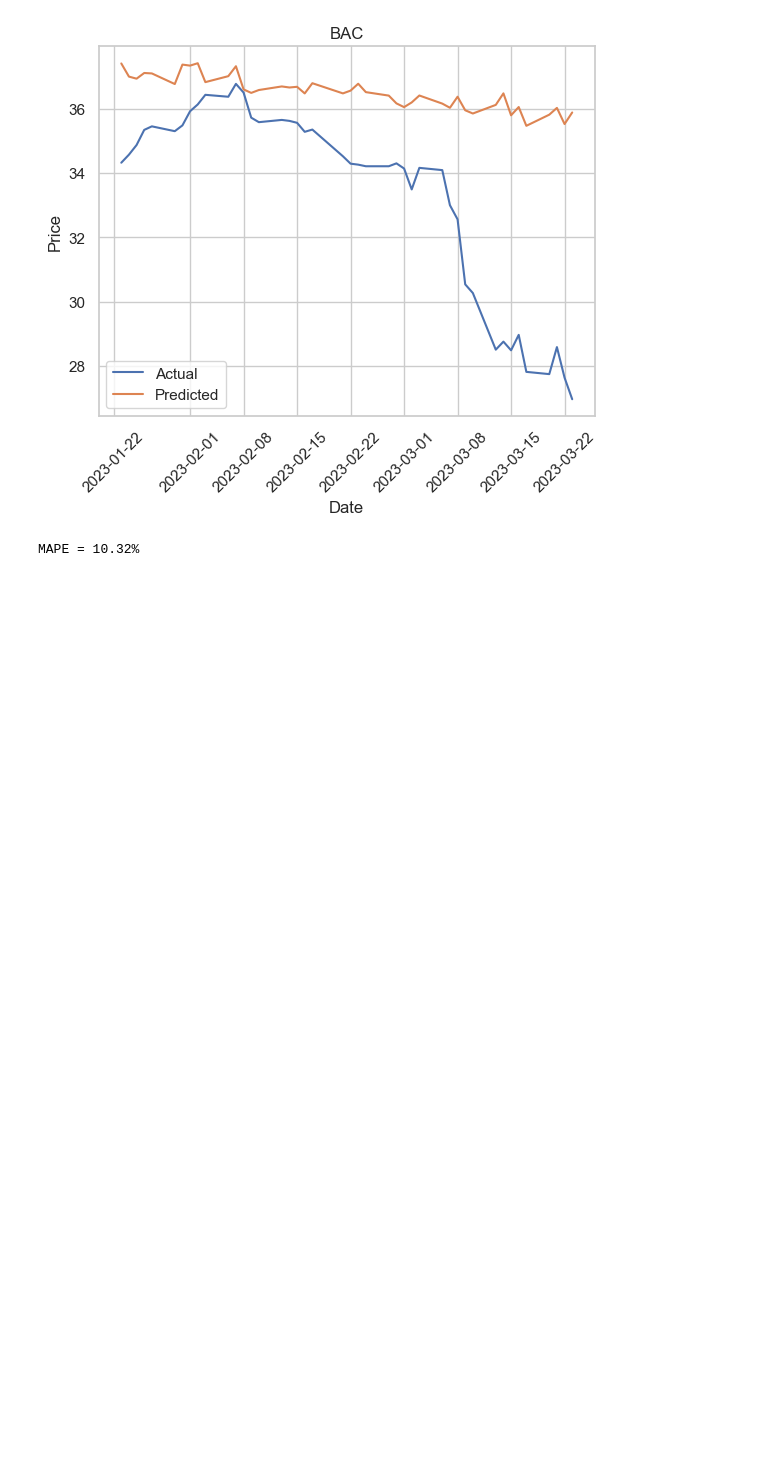
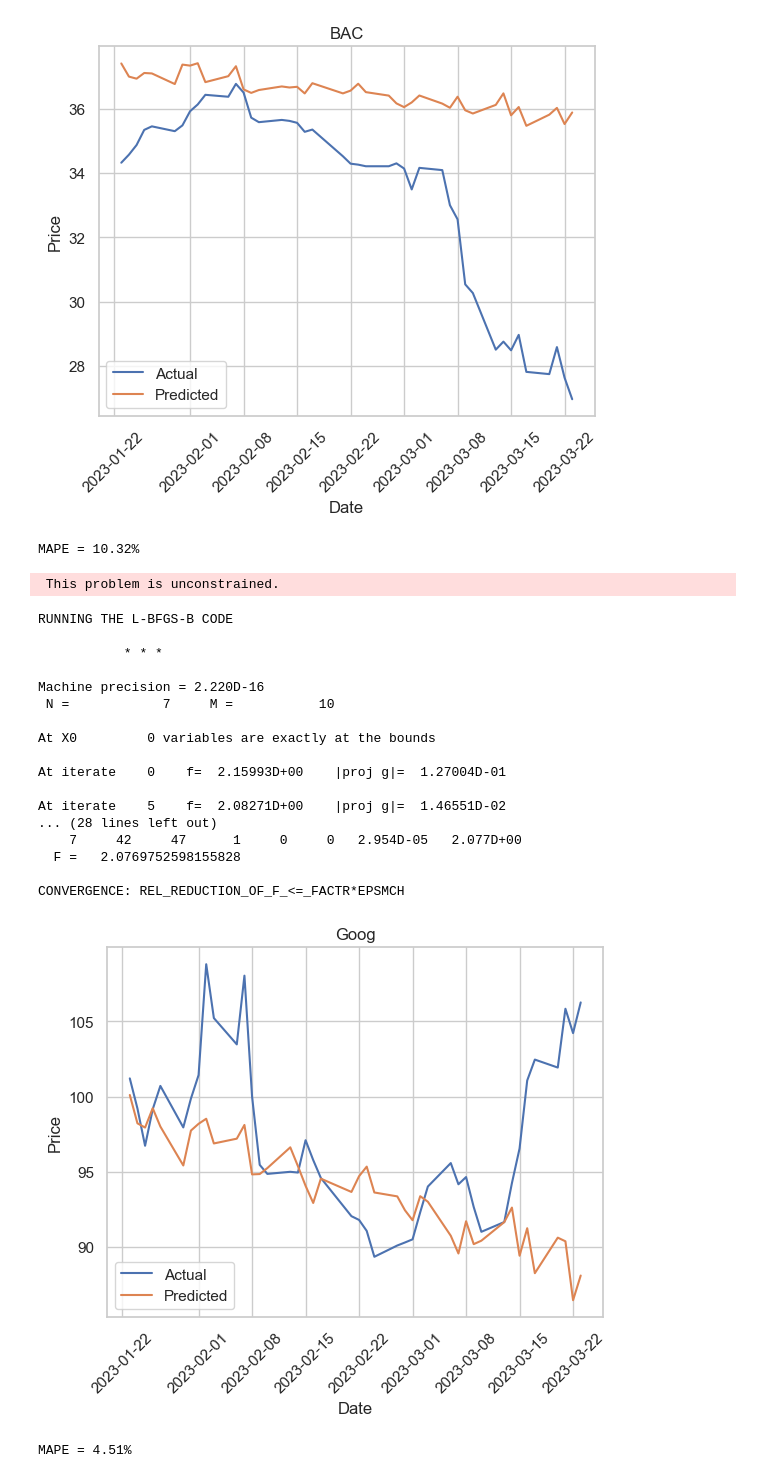
Before and after one commit to ChaelynnLynnKim/Stock-Price-Prediction, a Jupyter notebook: SARIMAX.ipynb, the cells around one changed output. Drawn from its saved outputs; the diff is of its cells as text; code cells hidden in the pictures; blank space fills up the shorter version.

Commit message:
update plots and stocks for SARIMAX

```diff
--- a/SARIMAX.ipynb
+++ b/SARIMAX.ipynb
@@ -339,3 +339,57 @@ At iterate   30    f=  8.95209D-01    |proj g|=  2.41907D-03
 STOP: TOTAL NO. of ITERATIONS REACHED LIMIT
 [figure]
 MAPE = 10.32%
+# %%
+# GOOG
+Goog_train = train.loc[train['Ticker']=='GOOG'].drop(columns=['Ticker'])
+Goog_test = test.loc[test['Ticker']=='GOOG'].drop(columns=['Ticker'])
+
+exog_vars = ['^GSPC', '^TNX', 'polarity_score']
+Goog_exog = Goog_train[exog_vars]
+model = SARIMAX(Goog_train['Price_Stock'], exog=Goog_exog, order=(1, 1, 1), seasonal_order=(0, 1, 1, 12))
+
+# Fit the model
+results = model.fit()
+
+# Make predictions
+exog_test = Goog_test[exog_vars]
+predictions = results.get_forecast(steps=len(Goog_test), exog=exog_test)
+predicted_stock_prices = predictions.predicted_mean
+
+# Plot actual values
+plt.plot(Goog_test.index, Goog_test['Price_Stock'], label='Actual')
+
+# Plot predicted values
+plt.plot(Goog_test.index, predicted_stock_prices, label='Predicted')
+plt.xticks(rotation=45)
+# Add axis labels and legend
+plt.title('Goog')
+plt.xlabel('Date')
+plt.ylabel('Price')
+plt.legend()
+
+# Show the plot
+plt.show()
+
+print("MAPE = {:0.2%}".format(MAPE(Goog_test.Price_Stock.values, predicted_stock_prices)))
+# %% [output]
+ This problem is unconstrained.
+RUNNING THE L-BFGS-B CODE
+
+           * * *
+
+Machine precision = 2.220D-16
+ N =            7     M =           10
+
+At X0         0 variables are exactly at the bounds
+
+At iterate    0    f=  2.15993D+00    |proj g|=  1.27004D-01
+
+At iterate    5    f=  2.08271D+00    |proj g|=  1.46551D-02
+... (28 lines left out)
+    7     42     47      1     0     0   2.954D-05   2.077D+00
+  F =   2.0769752598155828
+
+CONVERGENCE: REL_REDUCTION_OF_F_<=_FACTR*EPSMCH
+[figure, added]
+MAPE = 4.51%
```
Also changed, not shown: parts of 1 cell of this notebook.
